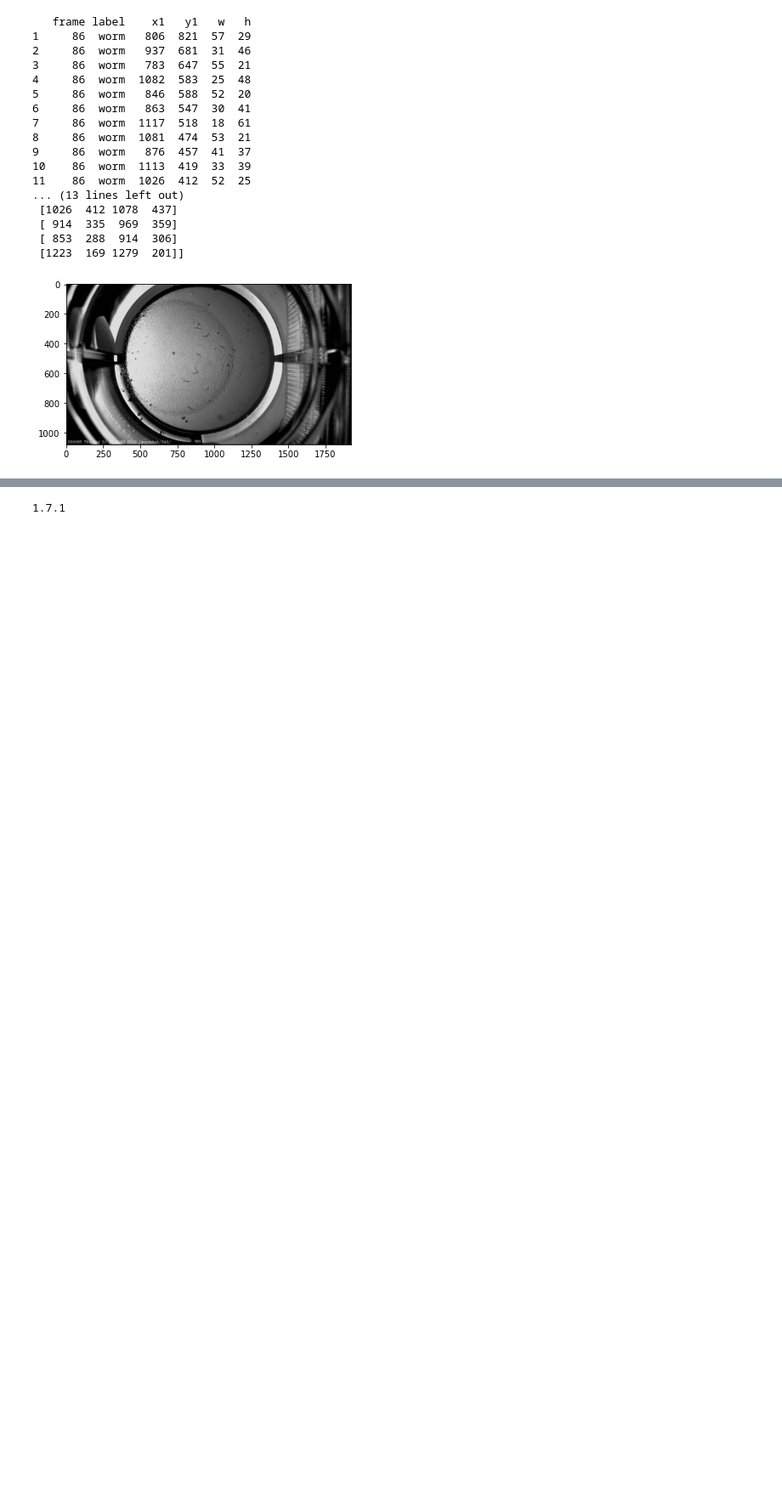
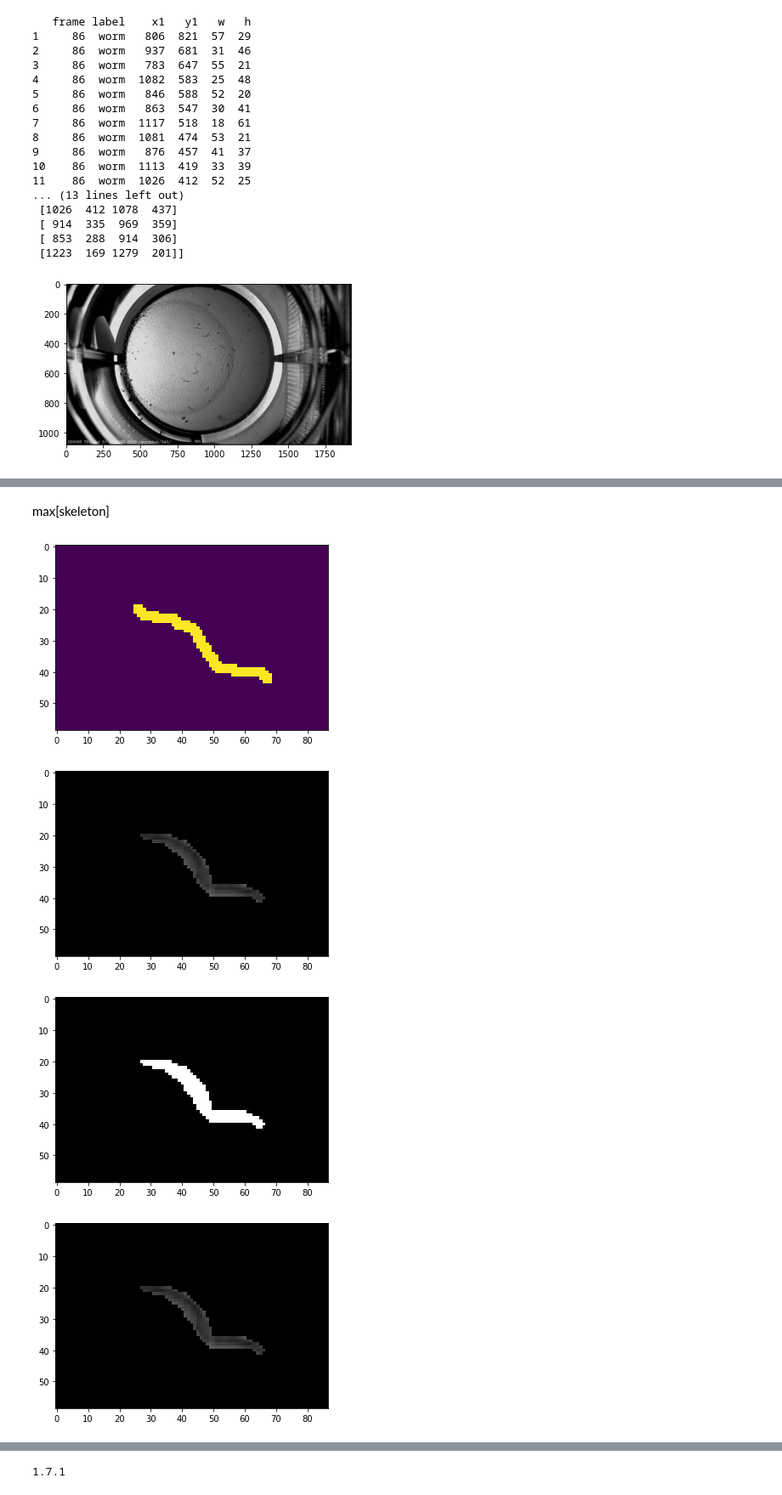
Before and after one commit to paolobif/WormYolo3, a Jupyter notebook: Worm Segmenter.ipynb, the cells around one changed output, grey strips where cells are left out. Shown: that part at 85% size. Cells and saved outputs as stored; diff of their text form; code cells hidden in the pictures; blank space fills up the shorter version.

```diff
--- a/Worm Segmenter.ipynb
+++ b/Worm Segmenter.ipynb
@@ -19,7 +19,7 @@ def grabcut2(croppedImage,x1,y1,x2,y2,buffer):
     fgModel = np.zeros((1, 65), dtype="float")
     bgModel = np.zeros((1, 65), dtype="float")
     (mask, bgModel, fgModel) = cv2.grabCut(image, mask, rect, bgModel,
-        fgModel, iterCount=20, mode=cv2.GC_INIT_WITH_RECT)
+        fgModel, iterCount=5, mode=cv2.GC_INIT_WITH_RECT)
     mask2 = np.where((mask==2)|(mask==0),0,1).astype('uint8')
     image2 = image*mask2[:,:,np.newaxis]
     return(image2)
@@ -110,0 +150,62 @@ cv2.imwrite("C:/Users/benja/Desktop/NN_alive_dead_training_vids/skeletonworms.pn
+# %% [markdown]
+max[skeleton]
+# %%
+skeleton = skeletonize(img3)
+skeleton = cv2.threshold(skeleton, 254, 255, cv2.THRESH_BINARY)[1]
+skeleton = cv2.cvtColor(skeleton, cv2.COLOR_BGR2GRAY)
+skeleton = cv2.bitwise_not(skeleton)
+kernel = np.ones((2,2),np.uint8)
+
+dilation = cv2.erode(skeleton,kernel,iterations = 2)
+dilation = cv2.bitwise_not(dilation)
+plt.imshow(dilation)
+plt.show()
+
+imggrab = grabcut2(croppedLarge,x1,y1,x2,y2,buffer)
+imggrab = cv2.bitwise_not(imggrab)
+imggrab = cv2.threshold(imggrab, 254, 255, cv2.THRESH_BINARY)[1]
+imggrabm2 = cv2.cvtColor(imggrab, cv2.COLOR_BGR2GRAY)
+
+#mask = imggrabm2
+#x1, y1, x2, y2, *_ = outputs
+#mask[skeleton == 0] = 0
+#mask[mask == 0] = 1
+#mask[mask == 255] = 0
+
+
+
+
+
+image = croppedLarge
+mask = np.zeros(image.shape[:2], dtype="uint8")
+rect = (buffer,buffer,abs(x1-x2),abs(y1-y2))
+fgModel = np.zeros((1, 65), dtype="float")
+bgModel = np.zeros((1, 65), dtype="float")
+mask, bgModel, fgModel = cv2.grabCut(image, mask, rect, bgModel, fgModel, iterCount=5, mode=cv2.GC_INIT_WITH_RECT)
+mask2 = np.where((mask==2)|(mask==0),0,1).astype('uint8')
+image2 = image*mask2[:,:,np.newaxis]
+
+plt.imshow(image2)
+plt.show()
+
+
+
+mask2[mask2 == 255] = 1
+mask2[mask2 == 0] = 0
+
+mask2[dilation == 255] = 1
+plt.imshow(mask2,cmap = 'gray')
+plt.show()
+
+mask, bgdModel, fgdModel = cv2.grabCut(croppedLarge,mask2,None,bgModel,fgModel,5,cv2.GC_INIT_WITH_MASK)
+
+mask2 = np.where((mask==2)|(mask==0),0,1).astype('uint8')
+image2 = image*mask2[:,:,np.newaxis]
+
+plt.imshow(image2)
+plt.show()
+# %% [output]
+[figure, added]
+[figure, added]
+[figure, added]
+[figure, added]
```
Also changed, not shown: parts of 13 cells of this notebook, 6 other files.
